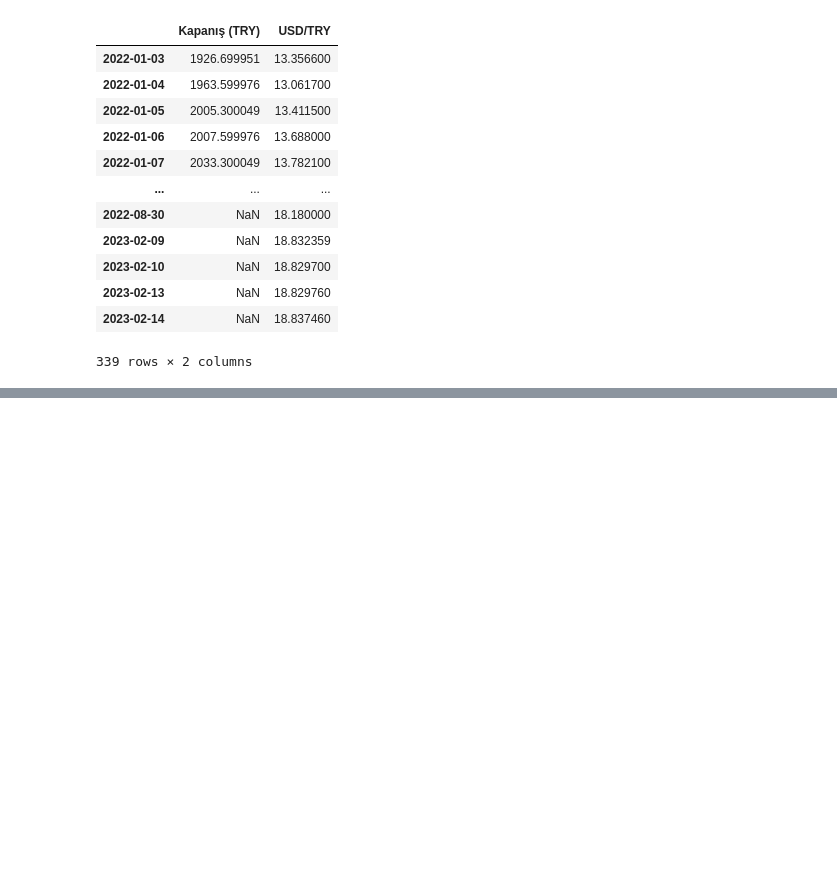
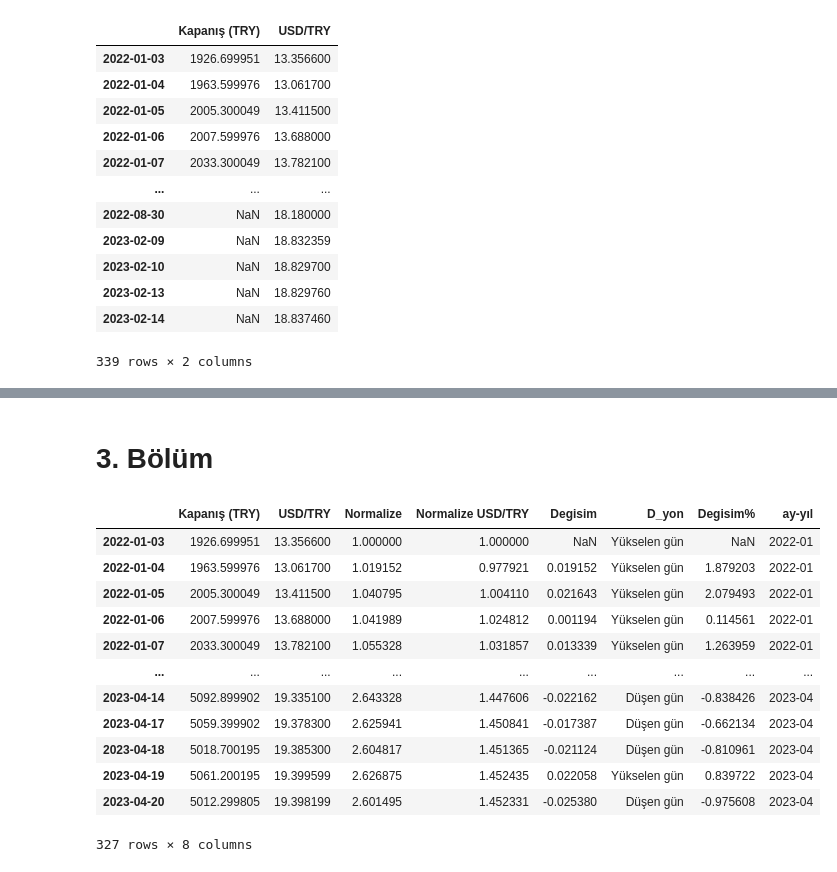
Before and after one commit to Abdulkadir2516/GMKA_Abdulkadir_Yesilkaya, a Jupyter notebook: Python_Hatırlatma.ipynb, the cells around one changed output, grey strips where cells are left out. Drawn from its saved outputs; the diff is of its cells as text; code cells hidden in the pictures; blank space fills up the shorter version.

Commit message:
Veri Özetleme

```diff
--- a/Python_Hatırlatma.ipynb
+++ b/Python_Hatırlatma.ipynb
@@ -463,3 +466,23 @@ fig.update_layout(title="Normalize BIST 100 ve Normalize Kur ",
                   )
 # %% [output]
 [interactive output not drawn]
+# %% [markdown]
+# **3. Bölüm**
+# %%
+veri.index = pd.to_datetime(veri.index) # convert index to datetime object
+veri['ay-yıl'] = veri.index.strftime('%Y-%m') # apply strftime() method
+veri
+# %% [output]
+|  | Kapanış (TRY) | USD/TRY | Normalize | Normalize USD/TRY | Degisim | D_yon | Degisim% | ay-yıl |
+| 2022-01-03 | 1926.699951 | 13.356600 | 1.000000 | 1.000000 | NaN | Yükselen gün | NaN | 2022-01 |
+| 2022-01-04 | 1963.599976 | 13.061700 | 1.019152 | 0.977921 | 0.019152 | Yükselen gün | 1.879203 | 2022-01 |
+| 2022-01-05 | 2005.300049 | 13.411500 | 1.040795 | 1.004110 | 0.021643 | Yükselen gün | 2.079493 | 2022-01 |
+| 2022-01-06 | 2007.599976 | 13.688000 | 1.041989 | 1.024812 | 0.001194 | Yükselen gün | 0.114561 | 2022-01 |
+| 2022-01-07 | 2033.300049 | 13.782100 | 1.055328 | 1.031857 | 0.013339 | Yükselen gün | 1.263959 | 2022-01 |
+| ... | ... | ... | ... | ... | ... | ... | ... | ... |
+| 2023-04-14 | 5092.899902 | 19.335100 | 2.643328 | 1.447606 | -0.022162 | Düşen gün | -0.838426 | 2023-04 |
+| 2023-04-17 | 5059.399902 | 19.378300 | 2.625941 | 1.450841 | -0.017387 | Düşen gün | -0.662134 | 2023-04 |
+| 2023-04-18 | 5018.700195 | 19.385300 | 2.604817 | 1.451365 | -0.021124 | Düşen gün | -0.810961 | 2023-04 |
+| 2023-04-19 | 5061.200195 | 19.399599 | 2.626875 | 1.452435 | 0.022058 | Yükselen gün | 0.839722 | 2023-04 |
+| 2023-04-20 | 5012.299805 | 19.398199 | 2.601495 | 1.452331 | -0.025380 | Düşen gün | -0.975608 | 2023-04 |
+327 rows × 8 columns
```
Also changed, not shown: parts of 9 cells of this notebook.
